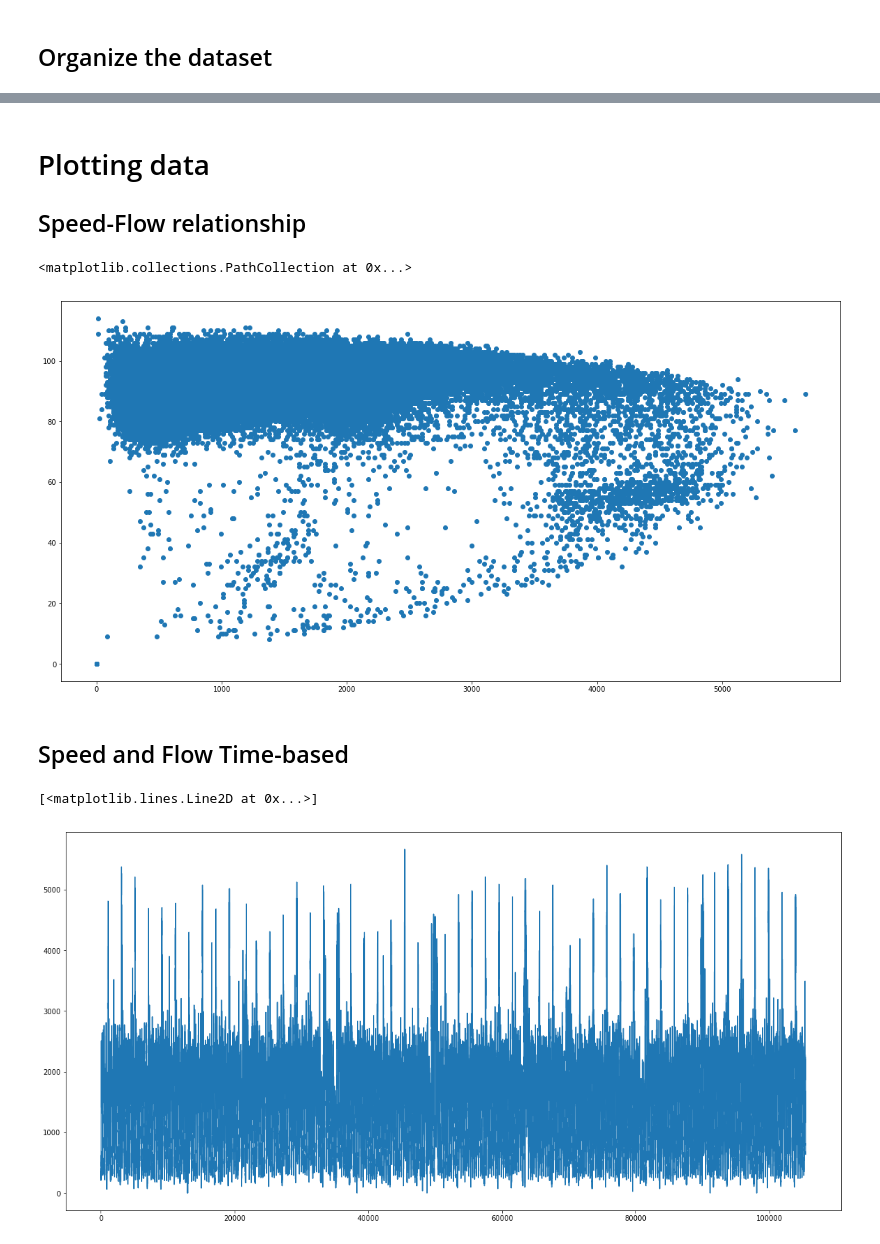
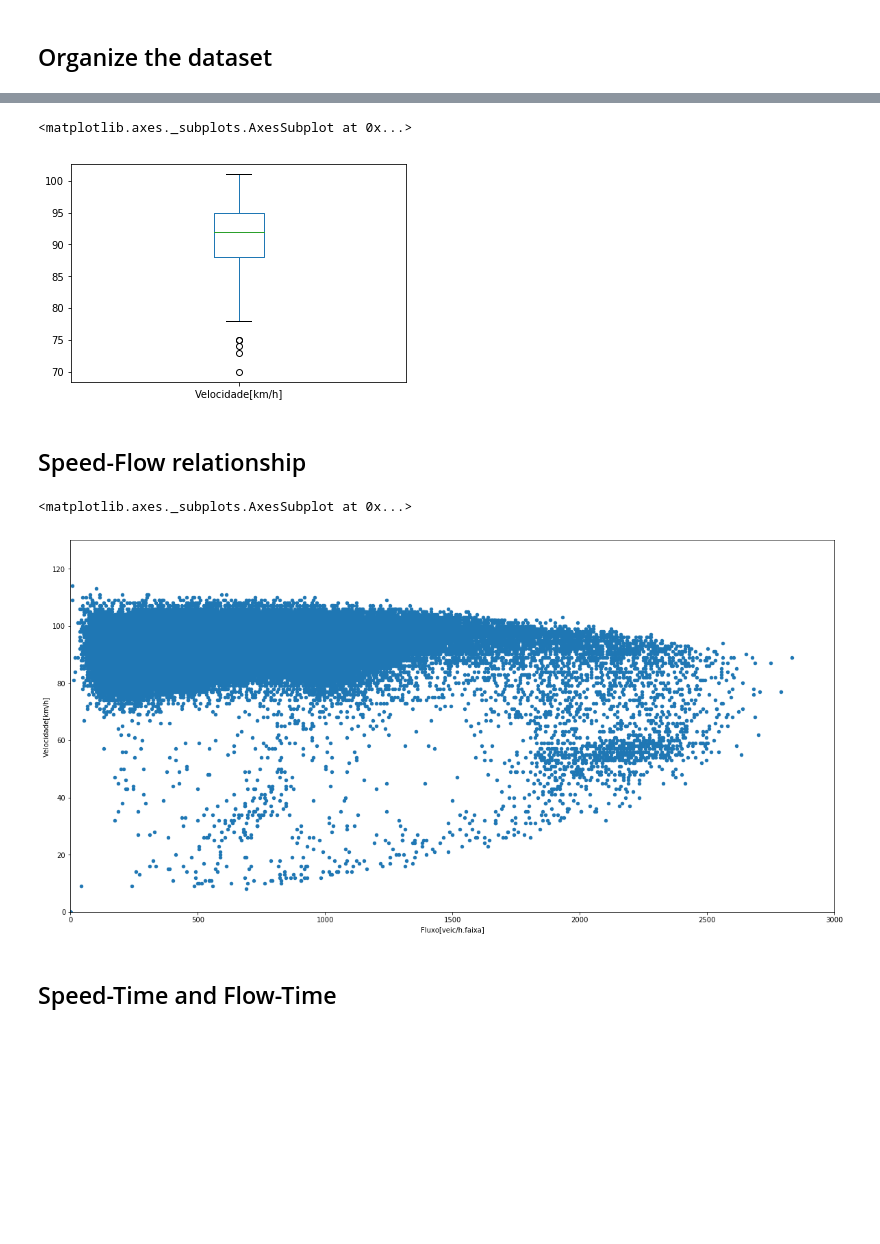
Before and after one commit to albnc/WaveletTrafficAnalysis, a Jupyter notebook: waveAnalysis.ipynb, the cells around one changed output, grey strips where cells are left out. Cells and saved outputs as stored; diff of their text form; code cells hidden in the pictures; blank space fills up the shorter version.

```diff
--- a/waveAnalysis.ipynb
+++ b/waveAnalysis.ipynb
@@ -47,18 +89,19 @@ dtype: object
+# %%
+data.loc[data['Data-Hora']<'2011-09-02','Velocidade[km/h]'].plot(kind='box')
+# %% [output]
+<matplotlib.axes._subplots.AxesSubplot at 0x...>
+[figure, added]
 # %% [markdown]
-# Plotting data
-
 ## Speed-Flow relationship
-# %%
-fig = plt.figure(figsize=(20,10))
-plt.scatter(data["Taxa Fluxo [veic/h]"],data["Velocidade[km/h]"])
-# %% [output]
-<matplotlib.collections.PathCollection at 0x...>
-[figure, removed]
+# %%
+data.plot(x='Fluxo[veic/h.faixa]',
+          y='Velocidade[km/h]',
+          kind='scatter',
+          figsize=(20,10),
+         xlim=(0,3000),
+         ylim=(0,130))
+# %% [output]
+<matplotlib.axes._subplots.AxesSubplot at 0x...>
+[figure, added]
 # %% [markdown]
-## Speed and Flow Time-based
+## Speed-Time and Flow-Time
-# %%
-fig = plt.figure(figsize=(20,10))
-plt.plot(data["ID"],data["Taxa Fluxo [veic/h]"])
-# %% [output]
-[<matplotlib.lines.Line2D at 0x...>]
-[figure, removed]
```
Also changed, not shown: parts of 24 cells of this notebook, 2 other files.
